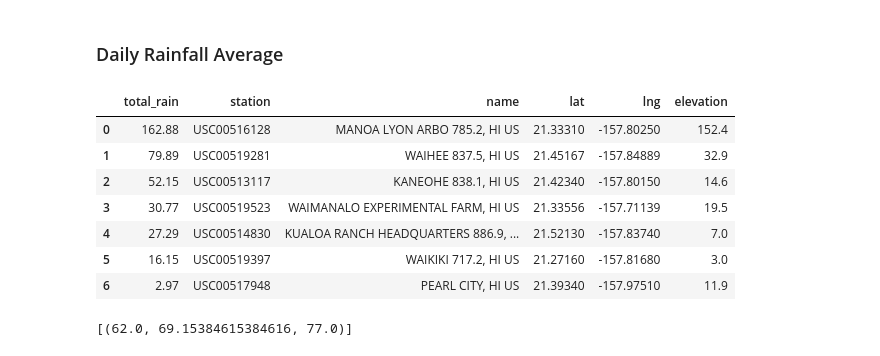
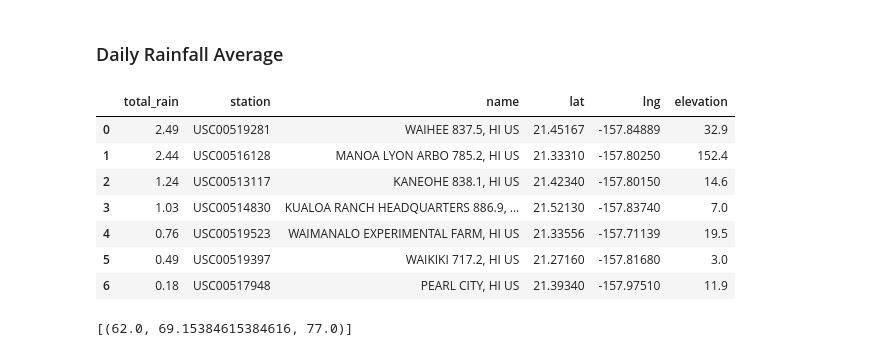
Before and after one commit to mirahmed07/sqlalchemy-challenge, a Jupyter notebook: temp_analysis_bonus_2_starter.ipynb, the cells around one changed output. Cells and saved outputs as stored; diff of their text form; code cells hidden in the pictures.

```diff
--- a/temp_analysis_bonus_2_starter.ipynb
+++ b/temp_analysis_bonus_2_starter.ipynb
@@ -106,22 +112,30 @@ plt.show()
+# %%
+# Gtting trip dates using the previous year's matching dates
+start_date = '2017-08-01'
+end_date = '2017-08-07'
+start_dt = dt.datetime.strptime(start_date, '%Y-%m-%d')
+end_dt = dt.datetime.strptime(end_date, '%Y-%m-%d')
+startdate_oneyearago = start_dt - dt.timedelta(days=365)
+enddate_oneyearago = end_dt - dt.timedelta(days=365)
 # %%
 # Calculate the total amount of rainfall per weather station for your trip dates using the previous year's
 # matching dates.
 # Sort this in descending order by precipitation amount and list the station, name, latitude, longitude, and elevation
 rainfall_data = session.query(func.sum(Measurement.prcp), Measurement.station, Station.name, Station.latitude, Station.longitude, Station.elevation )\
                 .filter(Measurement.station == Station.station)\
-                .filter(and_(Measurement.date >= '2016-01-01', Measurement.date <= '2016-12-31'))\
+                .filter(and_(Measurement.date >= startdate_oneyearago, Measurement.date <= enddate_oneyearago))\
                 .group_by(Measurement.station).order_by(desc(func.sum(Measurement.prcp)))
 rainfall_df = pd.DataFrame(rainfall_data, columns= ['total_rain', 'station', 'name', 'lat', 'lng','elevation'])
 rainfall_df
 # %% [output]
 |  | total_rain | station | name | lat | lng | elevation |
-| 0 | 162.88 | USC00516128 | MANOA LYON ARBO 785.2, HI US | 21.33310 | -157.80250 | 152.4 |
-| 1 | 79.89 | USC00519281 | WAIHEE 837.5, HI US | 21.45167 | -157.84889 | 32.9 |
-| 2 | 52.15 | USC00513117 | KANEOHE 838.1, HI US | 21.42340 | -157.80150 | 14.6 |
-| 3 | 30.77 | USC00519523 | WAIMANALO EXPERIMENTAL FARM, HI US | 21.33556 | -157.71139 | 19.5 |
-| 4 | 27.29 | USC00514830 | KUALOA RANCH HEADQUARTERS 886.9, ... | 21.52130 | -157.83740 | 7.0 |
-| 5 | 16.15 | USC00519397 | WAIKIKI 717.2, HI US | 21.27160 | -157.81680 | 3.0 |
-| 6 | 2.97 | USC00517948 | PEARL CITY, HI US | 21.39340 | -157.97510 | 11.9 |
+| 0 | 2.49 | USC00519281 | WAIHEE 837.5, HI US | 21.45167 | -157.84889 | 32.9 |
+| 1 | 2.44 | USC00516128 | MANOA LYON ARBO 785.2, HI US | 21.33310 | -157.80250 | 152.4 |
+| 2 | 1.24 | USC00513117 | KANEOHE 838.1, HI US | 21.42340 | -157.80150 | 14.6 |
+| 3 | 1.03 | USC00514830 | KUALOA RANCH HEADQUARTERS 886.9, ... | 21.52130 | -157.83740 | 7.0 |
+| 4 | 0.76 | USC00519523 | WAIMANALO EXPERIMENTAL FARM, HI US | 21.33556 | -157.71139 | 19.5 |
+| 5 | 0.49 | USC00519397 | WAIKIKI 717.2, HI US | 21.27160 | -157.81680 | 3.0 |
+| 6 | 0.18 | USC00517948 | PEARL CITY, HI US | 21.39340 | -157.97510 | 11.9 |
 # %%
 # Use this function to calculate the daily normals
 # (i.e. the averages for tmin, tmax, and tavg for all historic data matching a specific month and day)
```
Also changed, not shown: parts of 2 cells of this notebook, 7 other files.
